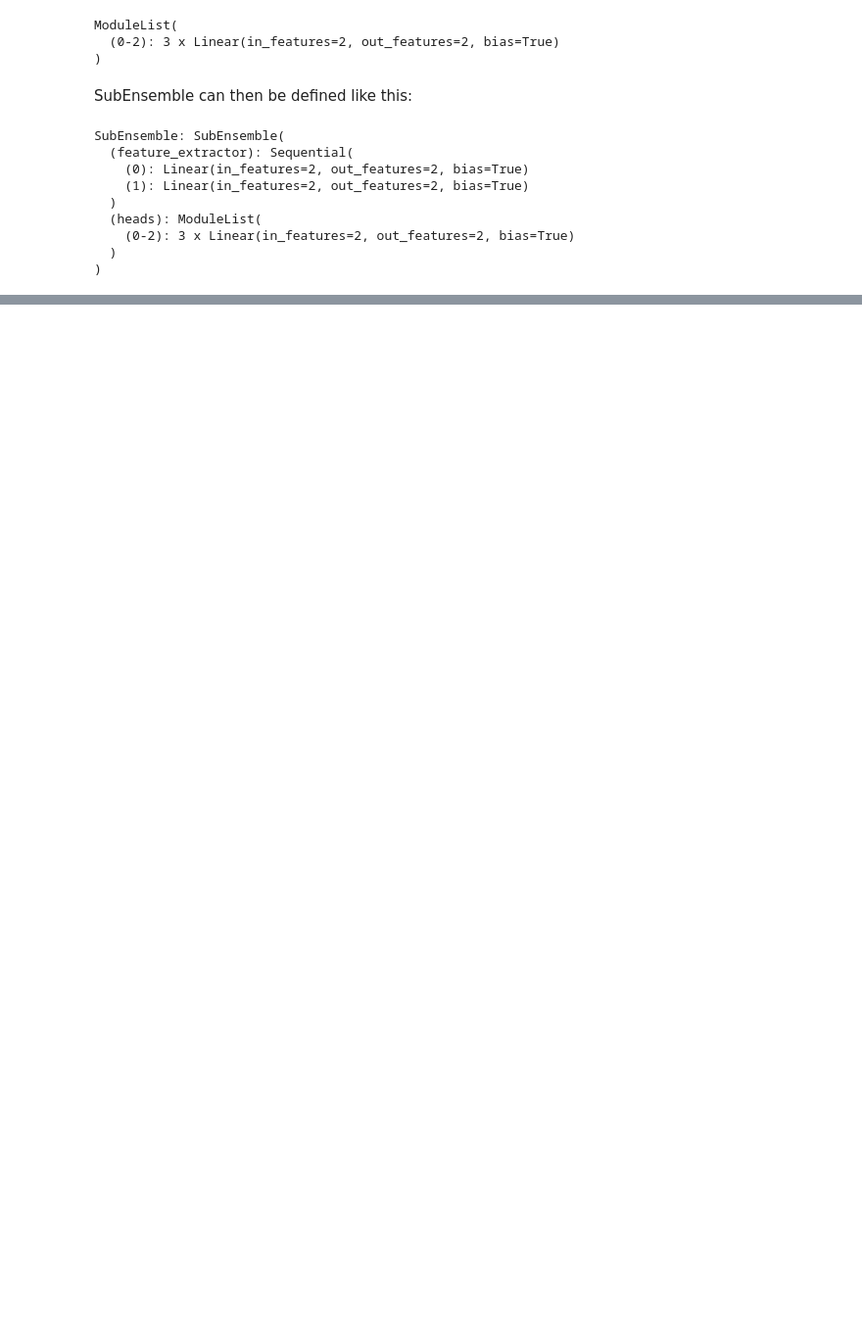
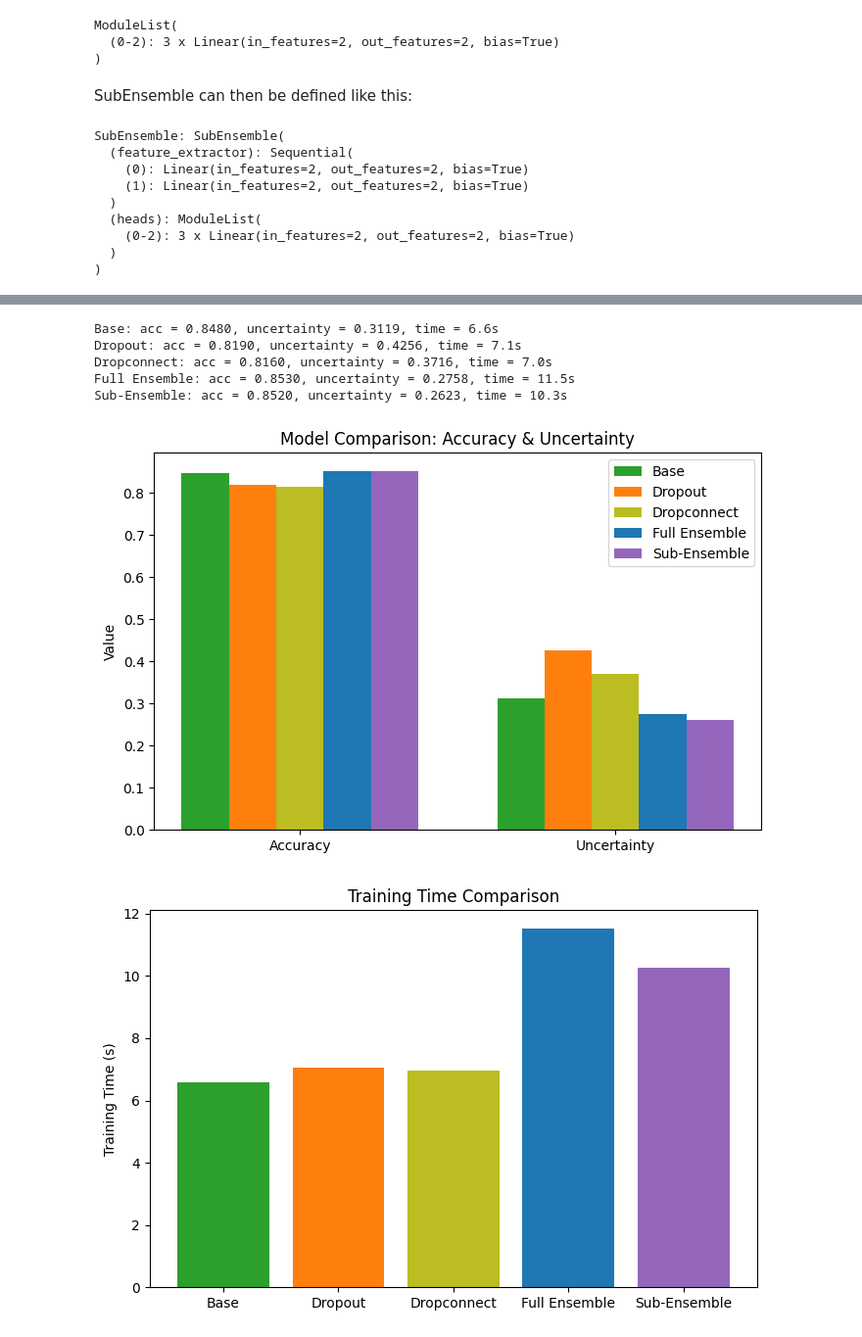
Before and after one commit to elias0224/probly, a Jupyter notebook: notebooks/examples/sub_ensembles_fue.ipynb, the cells around one changed output, grey strips where cells are left out. Shown at 98% size. Drawn from its saved outputs; the diff is of its cells as text; code cells hidden in the pictures; blank space fills up the shorter version.

```diff
--- a/notebooks/examples/sub_ensembles_fue.ipynb
+++ b/notebooks/examples/sub_ensembles_fue.ipynb
@@ -547,0 +669,44 @@ SubEnsemble: SubEnsemble(
+# %%
+for name, res in results.items():
+    print(
+        f"{name}: "
+        f"acc = {res['Accuracy']:.4f}, "
+        f"uncertainty = {res['Uncertainty']:.4f}, "
+        f"time = {results_time[name]['train_time']:.1f}s",
+    )
+# %% [output]
+Base: acc = 0.8480, uncertainty = 0.3119, time = 6.6s
+Dropout: acc = 0.8190, uncertainty = 0.4256, time = 7.1s
+Dropconnect: acc = 0.8160, uncertainty = 0.3716, time = 7.0s
+Full Ensemble: acc = 0.8530, uncertainty = 0.2758, time = 11.5s
+Sub-Ensemble: acc = 0.8520, uncertainty = 0.2623, time = 10.3s
+# %%
+colors = ["tab:green", "tab:orange", "tab:olive", "tab:blue", "tab:purple"]
+models = list(results.keys())
+
+# Plot 1: Accuracy & Uncertainty Comparison
+metrics = ["Accuracy", "Uncertainty"]
+x = np.arange(len(metrics))
+bar_width = 0.15
+
+fig, ax = plt.subplots(figsize=(8, 5))
+for i, m in enumerate(models):
+    values = [float(results[m][met]) for met in metrics]
+    ax.bar(x + i * bar_width, values, bar_width, color=colors[i], label=m)
+
+ax.set_xticks(x + bar_width * (len(models) - 1) / 2)
+ax.set_xticklabels(metrics)
+ax.set_ylabel("Value")
+ax.set_title("Model Comparison: Accuracy & Uncertainty")
+ax.legend()
+plt.show()
+
+# Plot 2: Training Time Comparison
+fig, ax = plt.subplots(figsize=(8, 5))
+ax.bar(models, [float(results_time[m]["train_time"]) for m in models], color=colors)
+ax.set_ylabel("Training Time (s)")
+ax.set_title("Training Time Comparison")
+plt.show()
+# %% [output]
+[figure, added]
+[figure, added]
```
Also changed, not shown: parts of 15 cells of this notebook.
